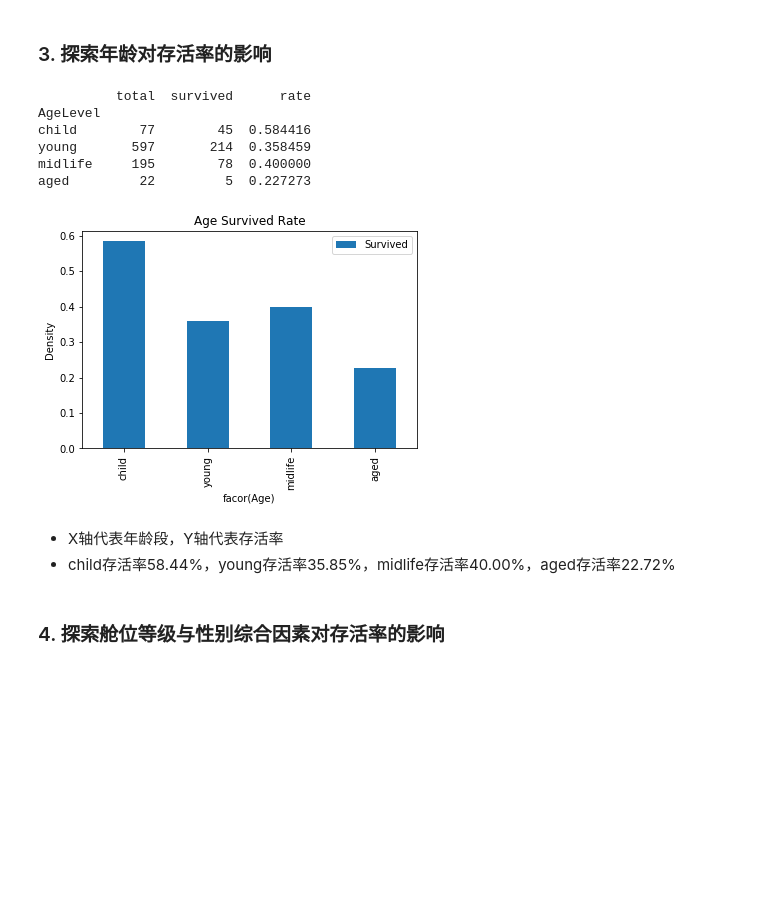
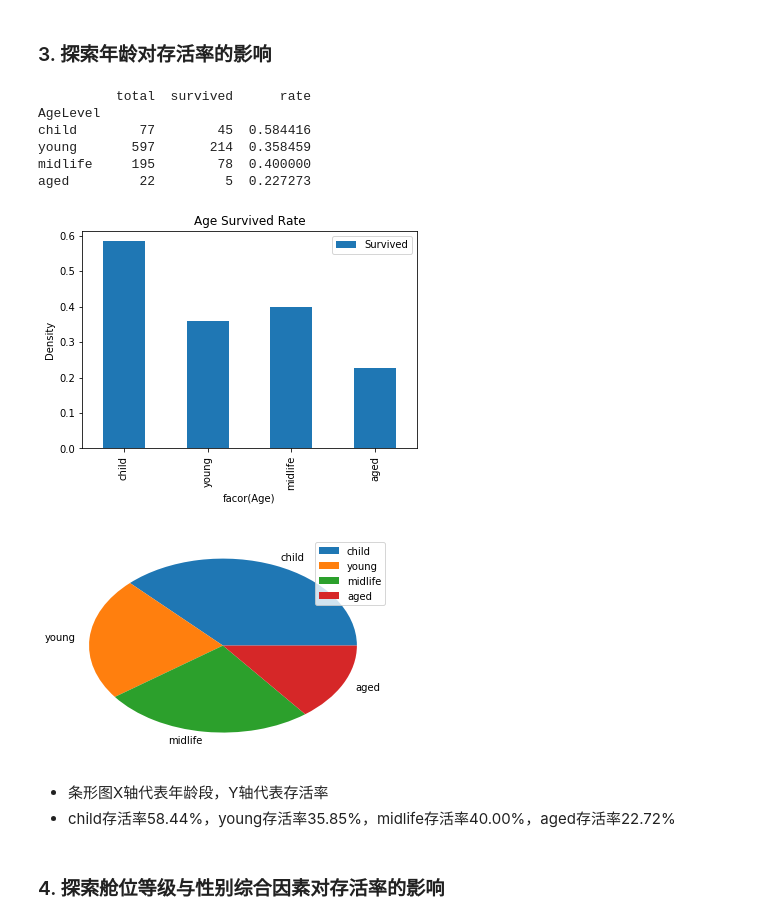
Before and after one commit to qiaop/P4Titanic, a Jupyter notebook: titanic.ipynb, the cells around one changed output. Saved outputs shown, nothing was run; the diff lists cells and outputs as text; code cells hidden in the pictures; blank space fills up the shorter version.

```diff
--- a/titanic.ipynb
+++ b/titanic.ipynb
@@ -105,0 +143,32 @@ memory usage: 83.6+ KB
+# %%
+def interval_factor_explore(factor,factor_group,bins,blabels,title,xlabel,ylabel):
+    '''
+    区间因素的数据探索
+    factor:特征
+    factor_group:特征分组名称
+    bins:分组区间
+    blabels:区间标签
+    title:图表标题
+    xlabel:图表X轴标签
+    ylabel:图表Y轴标签
+    '''
+    #按照区间因素分组
+    train_df[factor_group] = pd.cut(train_df[factor],bins,labels = blabels)
+    factor_df = pd.concat([train_df['Survived'],train_df[factor_group]],axis = 1)
+    df_grouped = factor_df.groupby(factor_group)
+
+    grouped_survived_factors = df_grouped.sum()
+    grouped_each_group_count = df_grouped.count()
+
+    survived_rate = grouped_survived_factors/grouped_each_group_count
+    print_result(grouped_survived_factors,grouped_each_group_count,survived_rate)
+    #条形图
+    survived_rate.plot(kind = 'bar')
+    #图表
+    plt.title(title)
+    plt.xlabel(xlabel)
+    plt.ylabel(ylabel)
+    #饼状图
+    survived_rate.plot(kind = 'pie',subplots = True)
+    plt.ylabel('')
+    plt.show()
@@ -157,37 +228,22 @@ male      577       109  0.188908
 - 女性存活率74.20%，男性存活率18.89%
 # %% [markdown]
 ### 3. 探索年龄对存活率的影响
-# %%
-bins = [0,14,35,60,90]
-blabels=['child','young','midlife','aged']
-train_df['AgeLevel'] = pd.cut(train_df['Age'],bins,labels = blabels)
-factor_df = pd.concat([train_df['Survived'],train_df['AgeLevel']],axis = 1)
-df_grouped = factor_df.groupby('AgeLevel')
-
-grouped_survived_factors = df_grouped.sum()
-grouped_each_group_count = df_grouped.count()
-
-survived_rate = grouped_survived_factors/grouped_each_group_count
-result = pd.concat([grouped_each_group_count,grouped_survived_factors,survived_rate],axis = 1)
-result.columns=['total','survived','rate']
-print result
-
-survived_rate.plot(kind = 'bar')
-plt.title('Age Survived Rate')
-plt.xlabel('facor(Age)')
-plt.ylabel('Density')
-
-plt.show()
-# %% [output]
-          total  survived      rate
-AgeLevel
-child        77        45  0.584416
-young       597       214  0.358459
-midlife     195        78  0.400000
-aged         22         5  0.227273
-[figure, removed]
+# %%
+bins = [0,14,35,60,90]
+blabels=['child','young','midlife','aged']
+
+interval_factor_explore('Age','AgeLevel',bins,blabels,'Age Survived Rate','facor(Age)','Density')
+# %% [output]
+          total  survived      rate
+AgeLevel
+child        77        45  0.584416
+young       597       214  0.358459
+midlife     195        78  0.400000
+aged         22         5  0.227273
+[figure, added]
+[figure, added]
 # %% [markdown]
-- X轴代表年龄段，Y轴代表存活率
+- 条形图X轴代表年龄段，Y轴代表存活率
 - child存活率58.44%，young存活率35.85%，midlife存活率40.00%，aged存活率22.72%
 # %% [markdown]
 ### 4. 探索舱位等级与性别综合因素对存活率的影响
```
Also changed, not shown: parts of 9 cells of this notebook, 1 other file.
